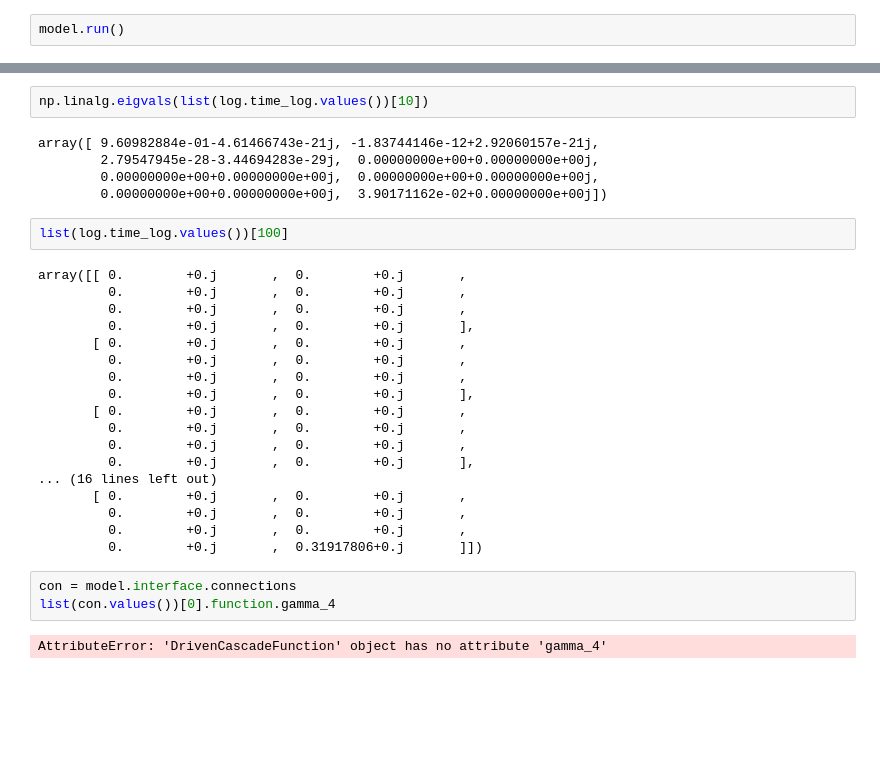
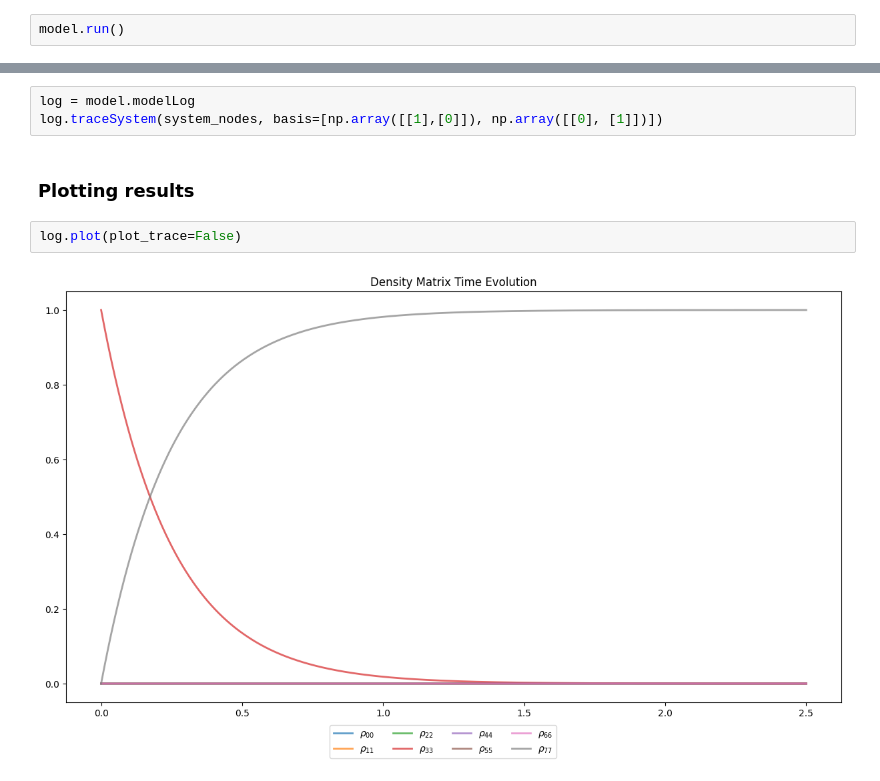
Before and after one commit to Mmackinnon01/entanglement_classifier, a Jupyter notebook: classifier/run.ipynb, the cells around one changed output, grey strips where cells are left out. Cells and saved outputs as stored; diff of their text form; blank space fills up the shorter version.

```diff
--- a/classifier/run.ipynb
+++ b/classifier/run.ipynb
@@ -68,32 +65,9 @@ log.plot()
-# %%
-np.linalg.eigvals(list(log.time_log.values())[10])
-# %% [output]
-array([ 9.60982884e-01-4.61466743e-21j, -1.83744146e-12+2.92060157e-21j,
-        2.79547945e-28-3.44694283e-29j,  0.00000000e+00+0.00000000e+00j,
-        0.00000000e+00+0.00000000e+00j,  0.00000000e+00+0.00000000e+00j,
-        0.00000000e+00+0.00000000e+00j,  3.90171162e-02+0.00000000e+00j])
-# %%
-list(log.time_log.values())[100]
-# %% [output]
-array([[ 0.        +0.j       ,  0.        +0.j       ,
-         0.        +0.j       ,  0.        +0.j       ,
-         0.        +0.j       ,  0.        +0.j       ,
-         0.        +0.j       ,  0.        +0.j       ],
-       [ 0.        +0.j       ,  0.        +0.j       ,
-         0.        +0.j       ,  0.        +0.j       ,
-         0.        +0.j       ,  0.        +0.j       ,
-         0.        +0.j       ,  0.        +0.j       ],
-       [ 0.        +0.j       ,  0.        +0.j       ,
-         0.        +0.j       ,  0.        +0.j       ,
-         0.        +0.j       ,  0.        +0.j       ,
-         0.        +0.j       ,  0.        +0.j       ],
-... (16 lines left out)
-       [ 0.        +0.j       ,  0.        +0.j       ,
-         0.        +0.j       ,  0.        +0.j       ,
-         0.        +0.j       ,  0.        +0.j       ,
-         0.        +0.j       ,  0.31917806+0.j       ]])
-# %%
-con = model.interface.connections
-list(con.values())[0].function.gamma_4
-# %% [output]
-AttributeError: 'DrivenCascadeFunction' object has no attribute 'gamma_4'
+# %%
+log = model.modelLog
+log.traceSystem(system_nodes, basis=[np.array([[1],[0]]), np.array([[0], [1]])])
+# %% [markdown]
+### Plotting results
+# %%
+log.plot(plot_trace=False)
+# %% [output]
+[figure, added]
```
Also changed, not shown: parts of 6 cells of this notebook, 6 other files.
